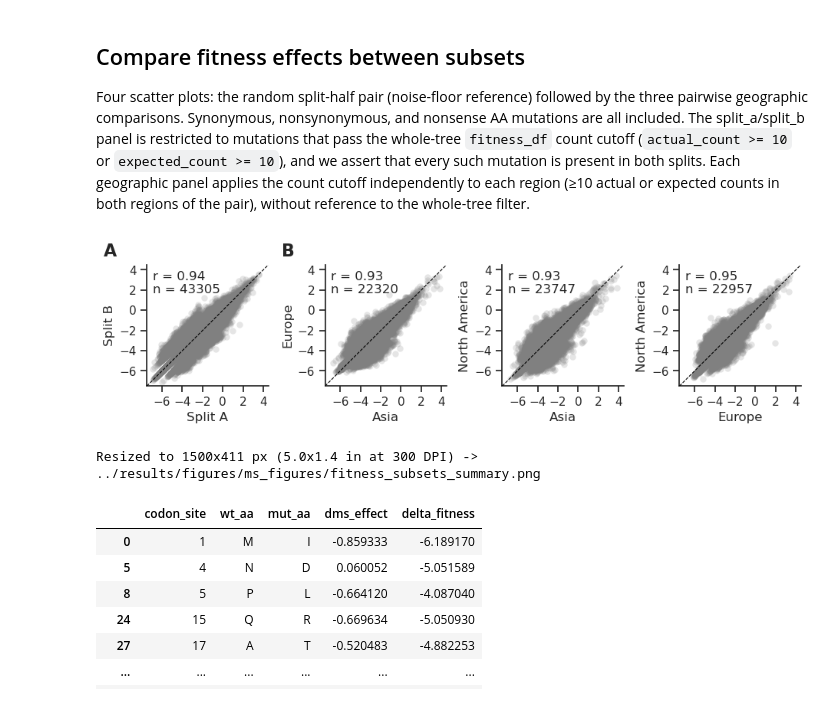
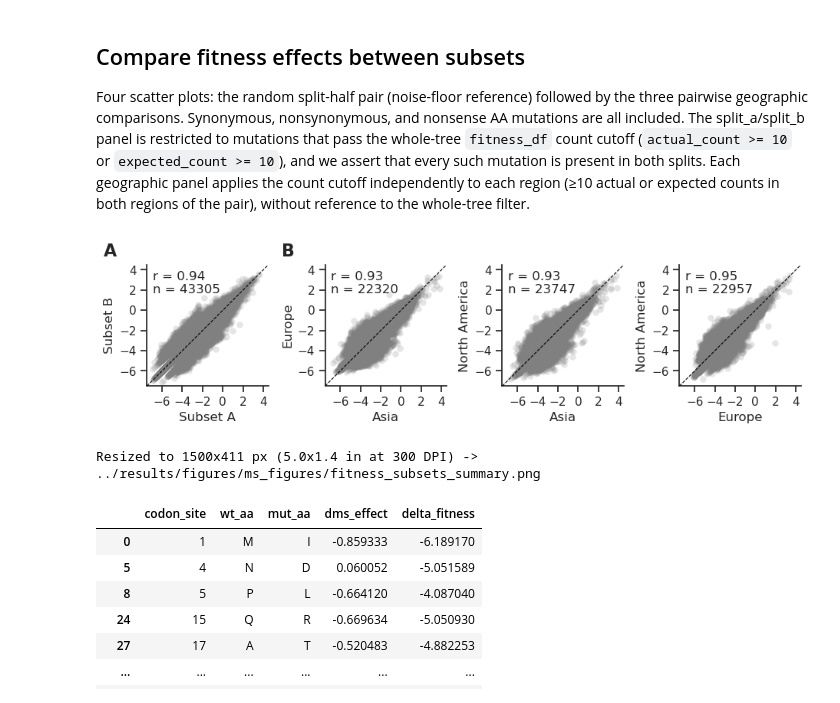
Before and after one commit to matsengrp/flu-mut-rates, a Jupyter notebook: notebooks/analyze_fitness_effects.ipynb, the cells around one changed output. Saved outputs shown, nothing was run; the diff lists cells and outputs as text; code cells hidden in the pictures.

Commit message:
update figures

```diff
--- a/notebooks/analyze_fitness_effects.ipynb
+++ b/notebooks/analyze_fitness_effects.ipynb
@@ -741,7 +741,7 @@ def merge_subset_pair(df, a, b, filter_mode):
 
 
 def pretty(s):
-    return s.replace('_', ' ').title()
+    return s.replace('split', 'subset').replace('_', ' ').title()
 
 
 subset_pairs = [
@@ -805,34 +805,34 @@ label_kwargs = dict(fontsize=16, fontweight='bold', va='bottom', ha='left')
 tight_a = axs[0].get_tightbbox(renderer).transformed(inv)
 tight_b = axs[1].get_tightbbox(renderer).transformed(inv)
 pos_a = axs[0].get_position()
 pos_b = axs[1].get_position()
 fig.text(tight_a.x0, pos_a.y1 + 0.02, 'A', **label_kwargs)
 fig.text(tight_b.x0, pos_b.y1 + 0.02, 'B', **label_kwargs)
 
 plt.savefig('../results/figures/fitness_subsets_summary.png', dpi=300, bbox_inches='tight')
 plt.show()
 
 # Resize PNG to a 5-inch target width and write a manuscript-ready copy under
 # results/figures/ms_figures/, matching the convention in compose_figures.ipynb.
 from PIL import Image
 
 dpi = 300
 target_width_in = 5.0
 src_png = '../results/figures/fitness_subsets_summary.png'
 out_dir = '../results/figures/ms_figures'
 os.makedirs(out_dir, exist_ok=True)
 out_png = f'{out_dir}/fitness_subsets_summary.png'
 
 img = Image.open(src_png)
 new_width_px = int(target_width_in * dpi)
 scale = new_width_px / img.width
 new_height_px = int(img.height * scale)
 img_resized = img.resize((new_width_px, new_height_px), Image.LANCZOS)
 img_resized.save(out_png, dpi=(dpi, dpi))
 print(f'Resized to {new_width_px}x{new_height_px} px '
       f'({target_width_in}x{new_height_px/dpi:.1f} in at {dpi} DPI) -> {out_png}')
 # %% [output]
-[figure, old version]
+[figure, new version]
 Resized to 1500x411 px (5.0x1.4 in at 300 DPI) -> ../results/figures/ms_figures/fitness_subsets_summary.png
 # %%
 pb1_dms_data[
```
Also changed, not shown: 1 other file.
